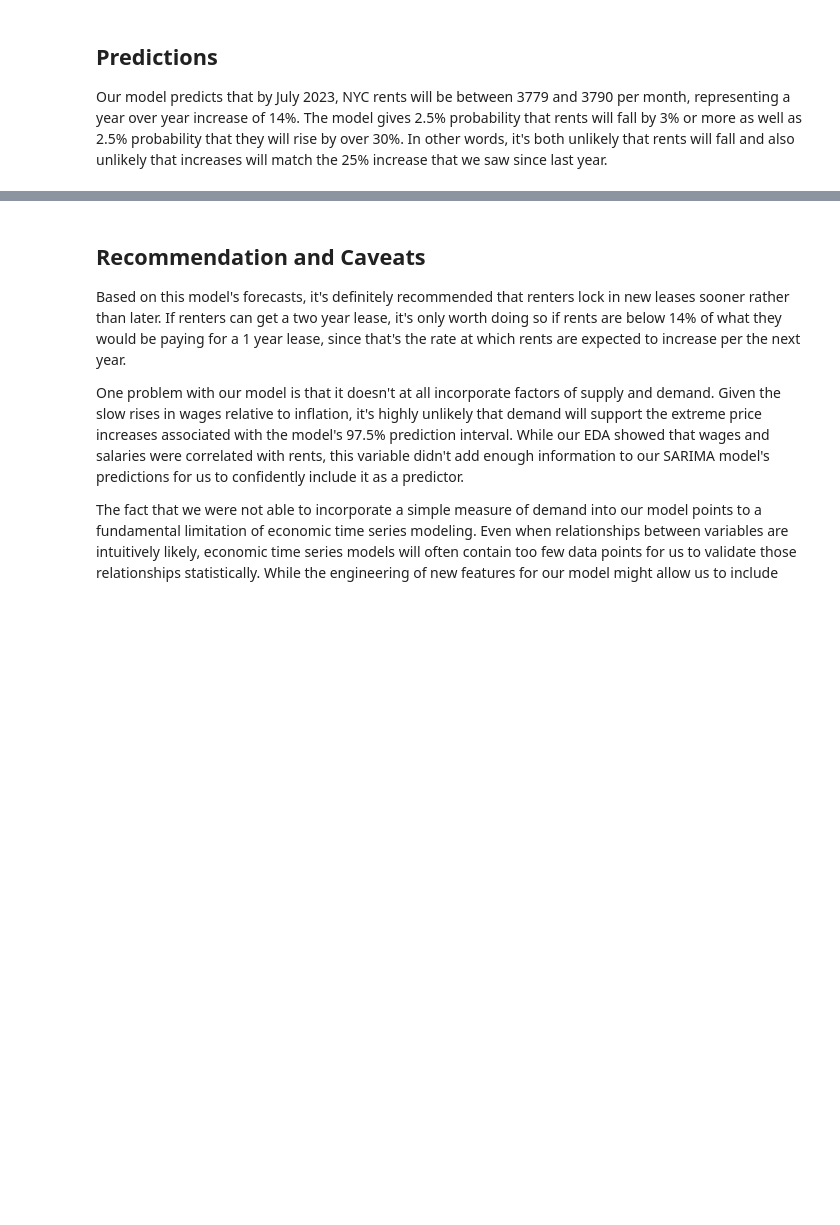
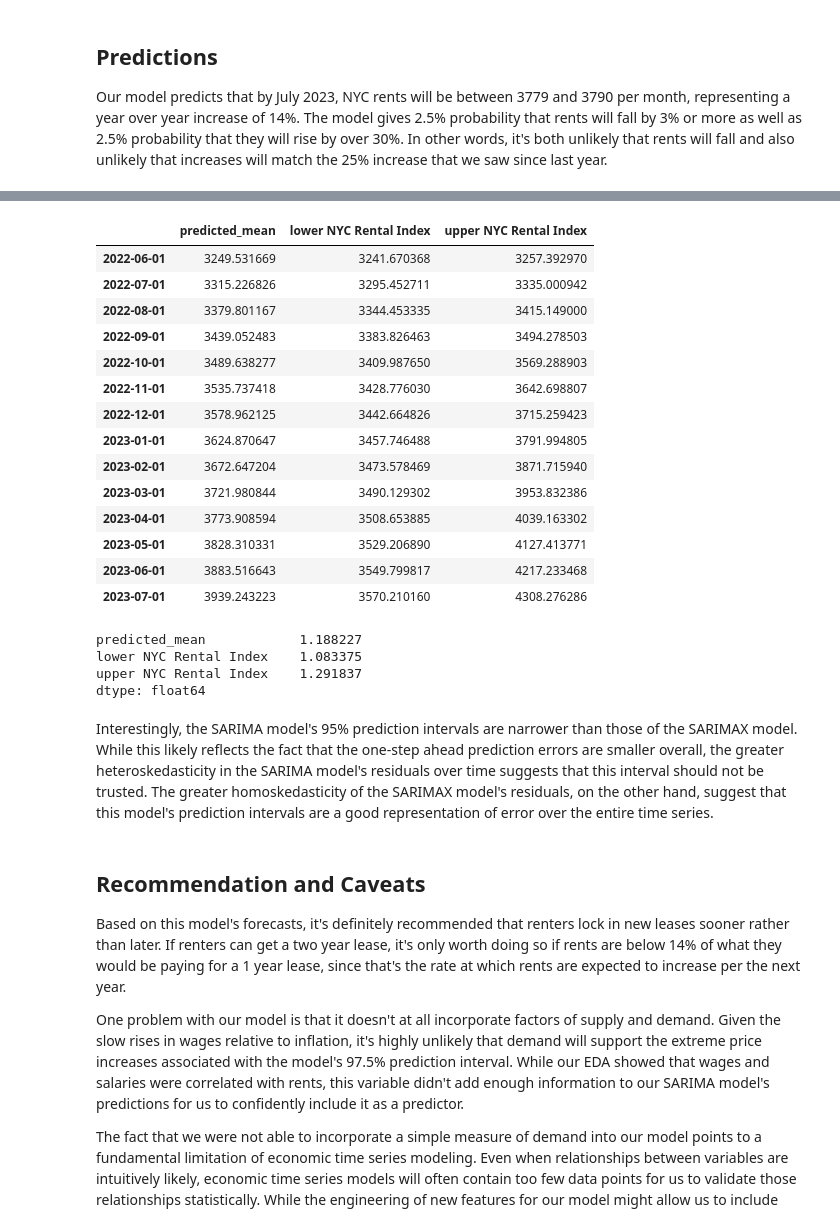
Before and after one commit to DavidKRichter/NYC-Rent-Forecasting-SARIMAX, a Jupyter notebook: nyc-rent-forecasting.ipynb, the cells around one changed output, grey strips where cells are left out. Cells and saved outputs as stored; diff of their text form; code cells hidden in the pictures; blank space fills up the shorter version.

```diff
--- a/nyc-rent-forecasting.ipynb
+++ b/nyc-rent-forecasting.ipynb
@@ -1378,3 +1418,31 @@ Our model predicts that by July 2023, NYC rents will be between 3779 and 3790 pe
+# %%
+forecast = pd.DataFrame([pred.predicted_mean, pred.conf_int().iloc[:,0], pred.conf_int().iloc[:,1]]).T
+forecast
+# %% [output]
+|  | predicted_mean | lower NYC Rental Index | upper NYC Rental Index |
+| 2022-06-01 | 3249.531669 | 3241.670368 | 3257.392970 |
+| 2022-07-01 | 3315.226826 | 3295.452711 | 3335.000942 |
+| 2022-08-01 | 3379.801167 | 3344.453335 | 3415.149000 |
+| 2022-09-01 | 3439.052483 | 3383.826463 | 3494.278503 |
+| 2022-10-01 | 3489.638277 | 3409.987650 | 3569.288903 |
+| 2022-11-01 | 3535.737418 | 3428.776030 | 3642.698807 |
+| 2022-12-01 | 3578.962125 | 3442.664826 | 3715.259423 |
+| 2023-01-01 | 3624.870647 | 3457.746488 | 3791.994805 |
+| 2023-02-01 | 3672.647204 | 3473.578469 | 3871.715940 |
+| 2023-03-01 | 3721.980844 | 3490.129302 | 3953.832386 |
+| 2023-04-01 | 3773.908594 | 3508.653885 | 4039.163302 |
+| 2023-05-01 | 3828.310331 | 3529.206890 | 4127.413771 |
+| 2023-06-01 | 3883.516643 | 3549.799817 | 4217.233468 |
+| 2023-07-01 | 3939.243223 | 3570.210160 | 4308.276286 |
+# %%
+forecast.loc['2023-07-01']/forecast.loc['2022-07-01']
+# %% [output]
+predicted_mean            1.188227
+lower NYC Rental Index    1.083375
+upper NYC Rental Index    1.291837
+dtype: float64
+# %% [markdown]
+Interestingly, the SARIMA model's 95% prediction intervals are narrower than those of the SARIMAX model. While this likely reflects the fact that the one-step ahead prediction errors are smaller overall, the greater heteroskedasticity in the SARIMA model's residuals over time suggests that this interval should not be trusted. The greater homoskedasticity of the SARIMAX model's residuals, on the other hand, suggest that this model's prediction intervals are a good representation of error over the entire time series.
 # %% [markdown]
 ## Recommendation and Caveats
 
```
Also changed, not shown: parts of 7 cells of this notebook.
